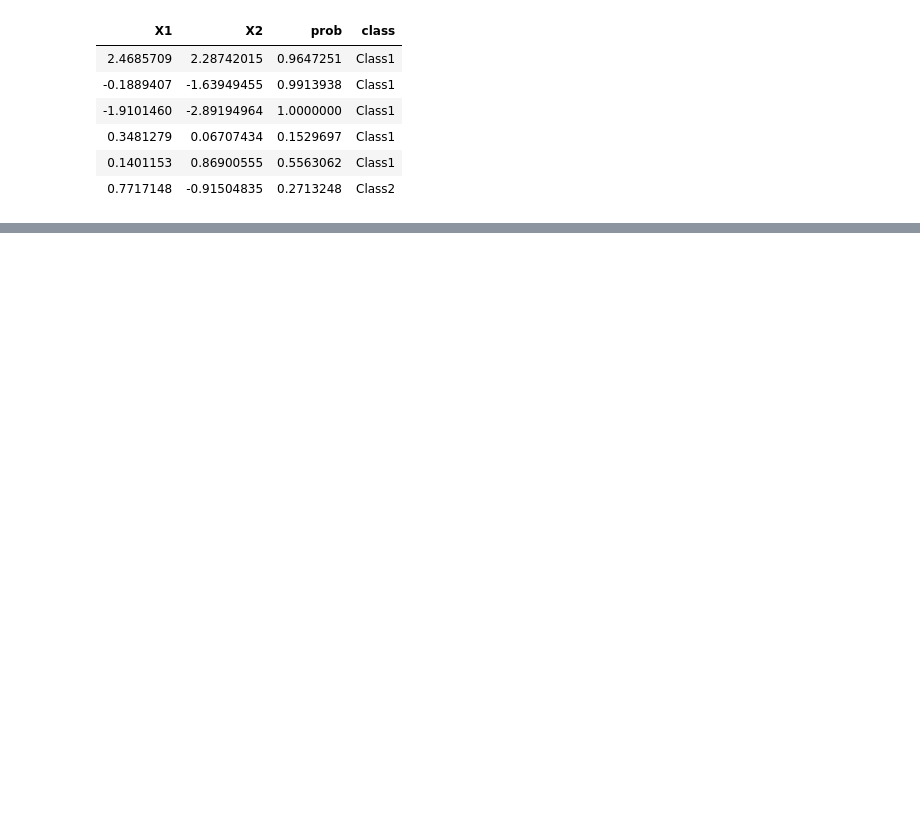
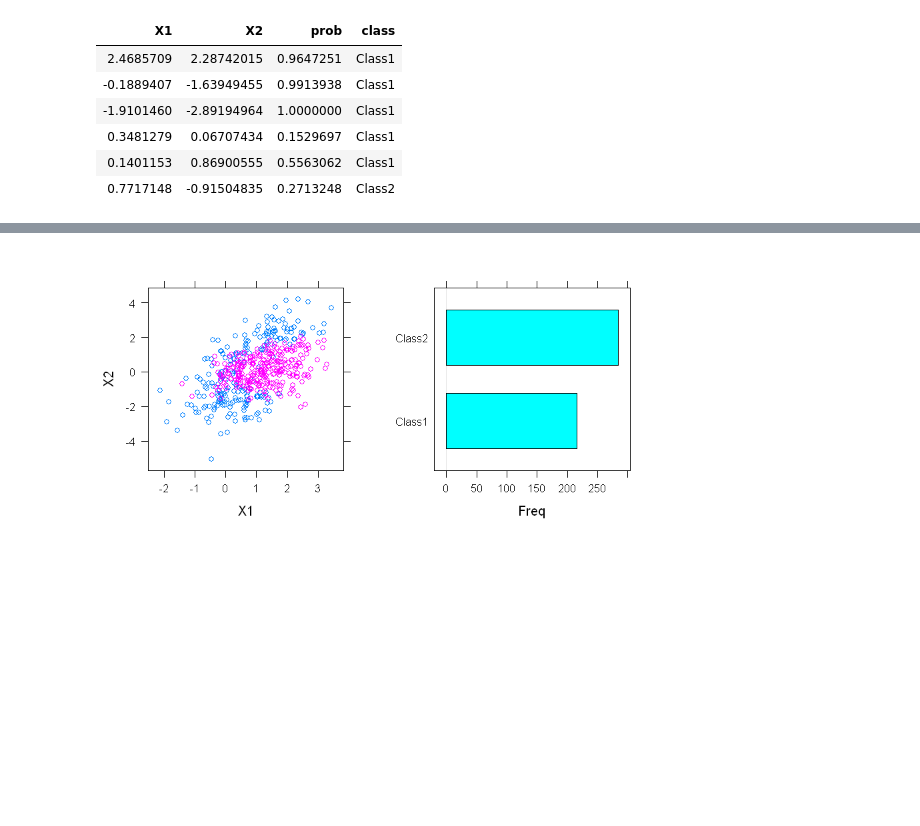
Before and after one commit to Randallzoeng/BookClub, a Jupyter notebook: AppliedPredictiveModeling/Chap. 11 Measuring Performance in Classification Models.ipynb, the cells around one changed output, grey strips where cells are left out. Drawn from its saved outputs; the diff is of its cells as text; code cells hidden in the pictures; blank space fills up the shorter version.

```diff
--- a/AppliedPredictiveModeling/Chap. 11 Measuring Performance in Classification Models.ipynb
+++ b/AppliedPredictiveModeling/Chap. 11 Measuring Performance in Classification Models.ipynb
@@ -22,0 +15,10 @@ Warning message in barchart.table(table(x), data, ...):
+# %%
+library(lattice)
+library(gridExtra)
+p1 <- xyplot(X2~X1,data=trn,groups = class)
+p2 <- barchart(trn$class,data=trn)
+grid.arrange(p1,p2,ncol=2,nrow=2)
+
+# table(trn$class)
+# p1 <- ggplot(data=trn,aes(X1,X2,colour=class)) + geom_point() + theme_stata() + scale_color_tableau() + theme(legend.position = "top")
+# %% [output]
@@ -23,3 +27,4 @@ Warning message in barchart.table(table(x), data, ...):
+[figure, added]
 # %%
 library(randomForest)
 fit_rf <- randomForest(class~X1+X2,data=trn,ntree=2000)
```
Also changed, not shown: parts of 25 cells of this notebook.
